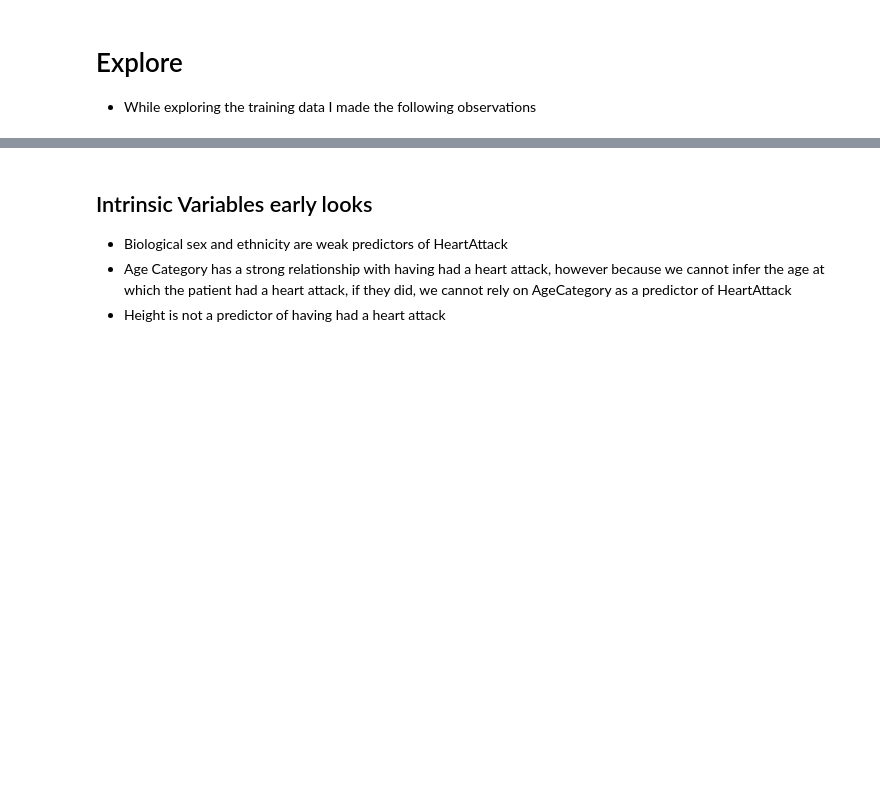
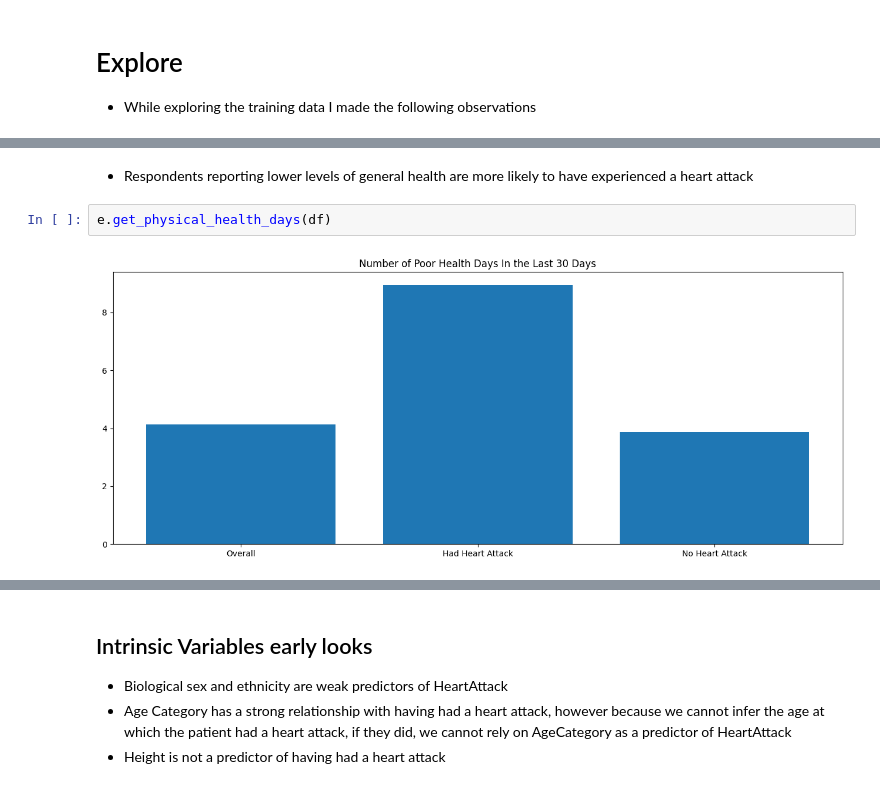
Before and after one commit to Johndsalas/Predicting_Heart_Disease, a Jupyter notebook: main.ipynb, the cells around one changed output, grey strips where cells are left out. Drawn from its saved outputs; the diff is of its cells as text; blank space fills up the shorter version.

```diff
--- a/main.ipynb
+++ b/main.ipynb
@@ -61,0 +60,6 @@ gc.get_chart(train, 'GeneralHealth', 'HadHeartAttack', 'Yes', 'Percent of Catego
+# %% [markdown]
+* Respondents reporting lower levels of general health are more likely to have experienced a heart attack
+# %%
+e.get_physical_health_days(df)
+# %% [output]
+[figure, added]
```
Also changed, not shown: parts of 19 cells of this notebook, 1 other file.
